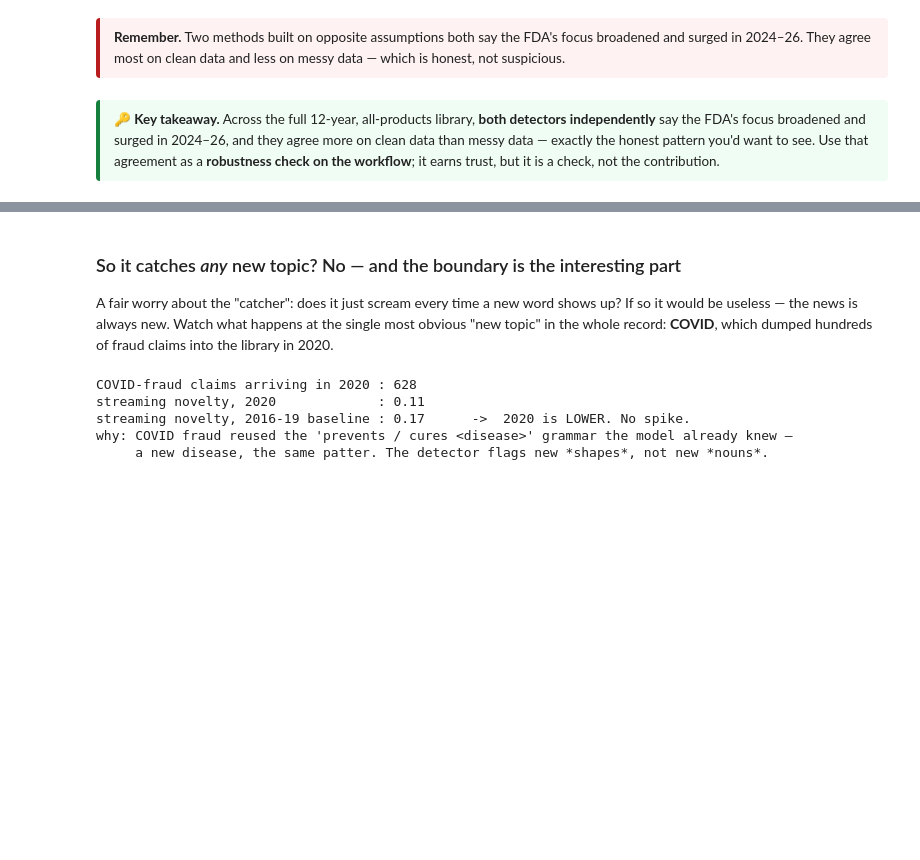
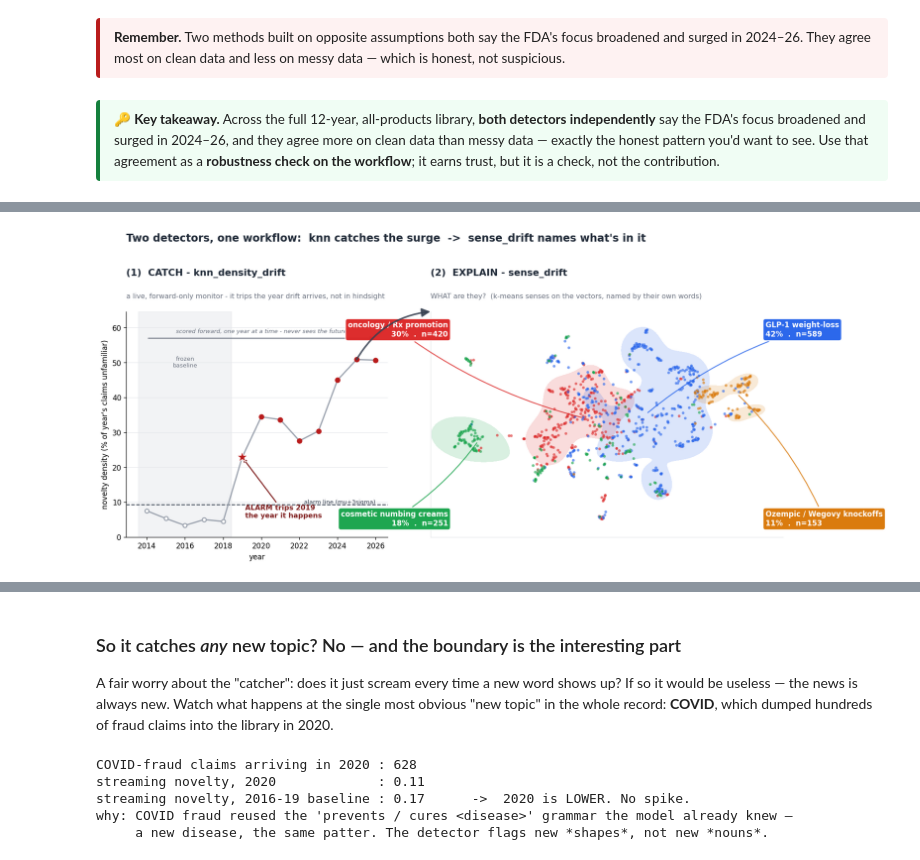
Before and after one commit to jturner-uofl/pycorpdiff, a Jupyter notebook: examples/cbd_fda_drift_showcase.ipynb, the cells around one changed output, grey strips where cells are left out. Saved outputs shown, nothing was run; the diff lists cells and outputs as text; code cells hidden in the pictures; blank space fills up the shorter version.

```diff
--- a/examples/cbd_fda_drift_showcase.ipynb
+++ b/examples/cbd_fda_drift_showcase.ipynb
@@ -569,0 +741,84 @@ EXPLAINER sense_drift       : same surge, change type = 'broadening', named them
+# %%
+# THE HANDOFF as one figure: knn CATCHES the surge over time (left) -> sense_drift NAMES what's in it (right)
+import umap
+from sklearn.cluster import KMeans
+from scipy.stats import gaussian_kde
+from matplotlib.patches import ConnectionPatch
+RR = CE[C.year.isin(REF).to_numpy()]                                          # knn_density_drift reference-mode novelty (its own formula)
+def _kn(X, S, kk=10):
+    o = np.empty(len(X), np.float32)
+    for i in range(0, len(X), 4000):
+        s = X[i:i+4000] @ S.T; o[i:i+len(s)] = 1 - np.sort(s, 1)[:, -kk:].mean(1)
+    return o
+_nv = _kn(CE, RR); _th = np.percentile(_nv[C.year.isin(REF).to_numpy()], 95)
+yrs2 = sorted(int(y) for y in C.year.dropna().unique())
+dens = {y: float((_nv[(C.year == y).to_numpy()] > _th).mean() * 100) for y in yrs2}
+surge = ((C.year >= 2024) & (_nv > _th)).to_numpy(); E = CE[surge]; tx = C.claim_text[surge].reset_index(drop=True)
+cl = lambda s: " ".join(re.sub(r"\[sic\]", "", str(s)).split()).strip(chr(8220)+chr(8221)+chr(34)+chr(39)+" ")
+km = KMeans(n_clusters=4, n_init=10, random_state=0).fit(E)                   # sense_drift: cluster the surge on the vectors
+LAB = [("GLP-1 weight-loss", r"weight|fat|glp|appetite|pound|slim|metabol", "#2563eb"),
+       ("Ozempic / Wegovy knockoffs", r"ozempic|wegovy|semaglutide|mounjaro|zepbound|tirzepatide|active ingredient", "#d97706"),
+       ("cosmetic numbing creams", r"numb|tattoo|tktx|lidocaine|laser|pierc", "#16a34a"),
+       ("oncology / Rx promotion", r"cancer|tumou?r|patient|oncolog|chemo|surviv|symptom", "#dc2626")]
+nm = {}; col = {}
+for k in range(4):
+    ix = np.where(km.labels_ == k)[0]; blob = " ".join(cl(t).lower() for t in tx[ix])
+    a, _, c = max(LAB, key=lambda L: len(re.findall(L[1], blob))); nm[k] = a; col[k] = c   # name = theme the cluster's OWN words match
+XY = umap.UMAP(n_neighbors=20, min_dist=0.0, spread=1.2, metric="cosine", random_state=42).fit_transform(E)
+print(f"knn flagged {int(surge.sum()):,} novel claims in 2024-26 (left)  ->  sense_drift resolves them into 4 named senses (right)")
+
+INK, MUTE, GRID = "#1f2937", "#6b7280", "#e5e7eb"
+fig = plt.figure(figsize=(13.6, 6.5))
+gs = fig.add_gridspec(1, 2, width_ratios=[1, 1.35], wspace=0.14, left=0.065, right=0.985, top=0.76, bottom=0.10)
+ax1 = fig.add_subplot(gs[0]); xs = np.array(yrs2); ys = np.array([dens[y] for y in yrs2])
+by = np.array([dens[y] for y in REF]); thr = by.mean() + 3*by.std()           # alarm line from the FROZEN baseline only
+above = ys > thr; first = int(xs[above][0])
+ax1.axvspan(min(REF)-0.45, max(REF)+0.45, color="#9ca3af", alpha=0.12)         # frozen baseline window
+ax1.text(np.mean(REF), max(ys)*1.02, "frozen\nbaseline", ha="center", va="top", fontsize=8, color=MUTE)
+ax1.plot(xs, ys, color="#9ca3af", lw=1.8, zorder=2)                            # the live novelty stream
+ax1.axhline(thr, ls="--", lw=1.3, color="#374151", zorder=1)
+ax1.text(xs[-1], thr, "  alarm line (mu+3sigma)", ha="right", va="bottom", fontsize=8, color="#374151")
+ax1.scatter(xs[~above], ys[~above], s=30, facecolor="white", edgecolor="#9ca3af", lw=1.5, zorder=3)   # normal: hollow
+ax1.scatter(xs[above], ys[above], s=42, color="#b91c1c", zorder=4)                                     # ALARM: solid red
+ax1.scatter([first], [dens[first]], s=240, marker="*", color="#b91c1c", edgecolor="white", lw=0.9, zorder=5)
+ax1.annotate(f"ALARM trips {first}\nthe year it happens", xy=(first, dens[first]), xytext=(first+0.15, dens[first]-max(ys)*0.34),
+    fontsize=9.5, fontweight="bold", color="#7f1d1d", ha="left", arrowprops=dict(arrowstyle="->", color="#7f1d1d", lw=1.5))
+ax1.annotate("", xy=(xs[-1], max(ys)*1.12), xytext=(min(REF), max(ys)*1.12), arrowprops=dict(arrowstyle="-|>", color=MUTE, lw=1.3))
+ax1.text((min(REF)+xs[-1])/2, max(ys)*1.15, "scored forward, one year at a time - never sees the future", ha="center", fontsize=8, color=MUTE, style="italic")
+ax1.text(0, 1.16, "(1)  CATCH - knn_density_drift", transform=ax1.transAxes, fontsize=13, fontweight="bold", color=INK)
+ax1.text(0, 1.06, "a live, forward-only monitor - it trips the year drift arrives, not in hindsight", transform=ax1.transAxes, fontsize=9.5, color=MUTE)
+ax1.set_ylabel("novelty density (% of year's claims unfamiliar)", fontsize=10); ax1.set_xlabel("year", fontsize=10)
+for s in ["top", "right"]: ax1.spines[s].set_visible(False)
+ax1.grid(axis="y", color=GRID, lw=0.7); ax1.set_ylim(0, max(ys)*1.27)
+ax2 = fig.add_subplot(gs[1])
+gx = np.linspace(XY[:,0].min()-1, XY[:,0].max()+1, 180); gy = np.linspace(XY[:,1].min()-1, XY[:,1].max()+1, 180)
+GX, GY = np.meshgrid(gx, gy); grid = np.vstack([GX.ravel(), GY.ravel()])
+for k in range(4):
+    m = km.labels_ == k
+    try:
+        Z = gaussian_kde(XY[m].T)(grid).reshape(GX.shape)
+        ax2.contourf(GX, GY, Z, levels=[Z.max()*0.45, Z.max()], colors=[col[k]], alpha=0.16, zorder=1)
+    except Exception:
+        pass
+for k in range(4):
+    m = km.labels_ == k; ax2.scatter(XY[m,0], XY[m,1], s=15, c=col[k], alpha=0.62, edgecolors="white", linewidths=0.15, zorder=2)
+xr = (XY[:,0].min(), XY[:,0].max()); yg = (XY[:,1].min(), XY[:,1].max())
+anch = {0:(xr[0]-(xr[1]-xr[0])*0.02, yg[1]), 1:(xr[1]+(xr[1]-xr[0])*0.02, yg[1]), 2:(xr[1]+(xr[1]-xr[0])*0.02, yg[0]), 3:(xr[0]-(xr[1]-xr[0])*0.02, yg[0])}
+hal = {0:"right", 1:"left", 2:"left", 3:"right"}
+for k in range(4):
+    m = km.labels_ == k; cx, cy = np.median(XY[m,0]), np.median(XY[m,1]); axx, ayy = anch[k]
+    ax2.annotate(f"{nm[k]}\n{100*m.mean():.0f}%  .  n={int(m.sum())}", xy=(cx, cy), xytext=(axx, ayy), ha=hal[k], va="center",
+        fontsize=10, fontweight="bold", color="white", zorder=6,
+        bbox=dict(boxstyle="round,pad=0.34", fc=col[k], ec="white", lw=1.2, alpha=0.97),
+        arrowprops=dict(arrowstyle="-", color=col[k], lw=1.4, alpha=0.8, connectionstyle="arc3,rad=0.1"))
+ax2.text(0, 1.16, "(2)  EXPLAIN - sense_drift", transform=ax2.transAxes, fontsize=13, fontweight="bold", color=INK)
+ax2.text(0, 1.06, "WHAT are they?  (k-means senses on the vectors, named by their own words)", transform=ax2.transAxes, fontsize=9.5, color=MUTE)
+ax2.set_xticks([]); ax2.set_yticks([]); ax2.margins(0.16)
+for s in ax2.spines.values(): s.set_edgecolor(GRID)
+con = ConnectionPatch(xyA=(2025, dens[2025]), coordsA=ax1.transData, xyB=(0.0, 1.0), coordsB=ax2.transAxes,
+    arrowstyle="-|>", lw=2.3, color="#374151", connectionstyle="arc3,rad=-0.25", mutation_scale=24, alpha=0.85)
+fig.add_artist(con)
+fig.suptitle("Two detectors, one workflow:  knn catches the surge  ->  sense_drift names what's in it",
+    fontsize=14.5, fontweight="bold", color=INK, x=0.065, ha="left", y=0.99)
+plt.show()
+# %% [output]
@@ -569,0 +826 @@ EXPLAINER sense_drift       : same surge, change type = 'broadening', named them
+[figure, added]
```
Also changed, not shown: parts of 46 cells of this notebook.
